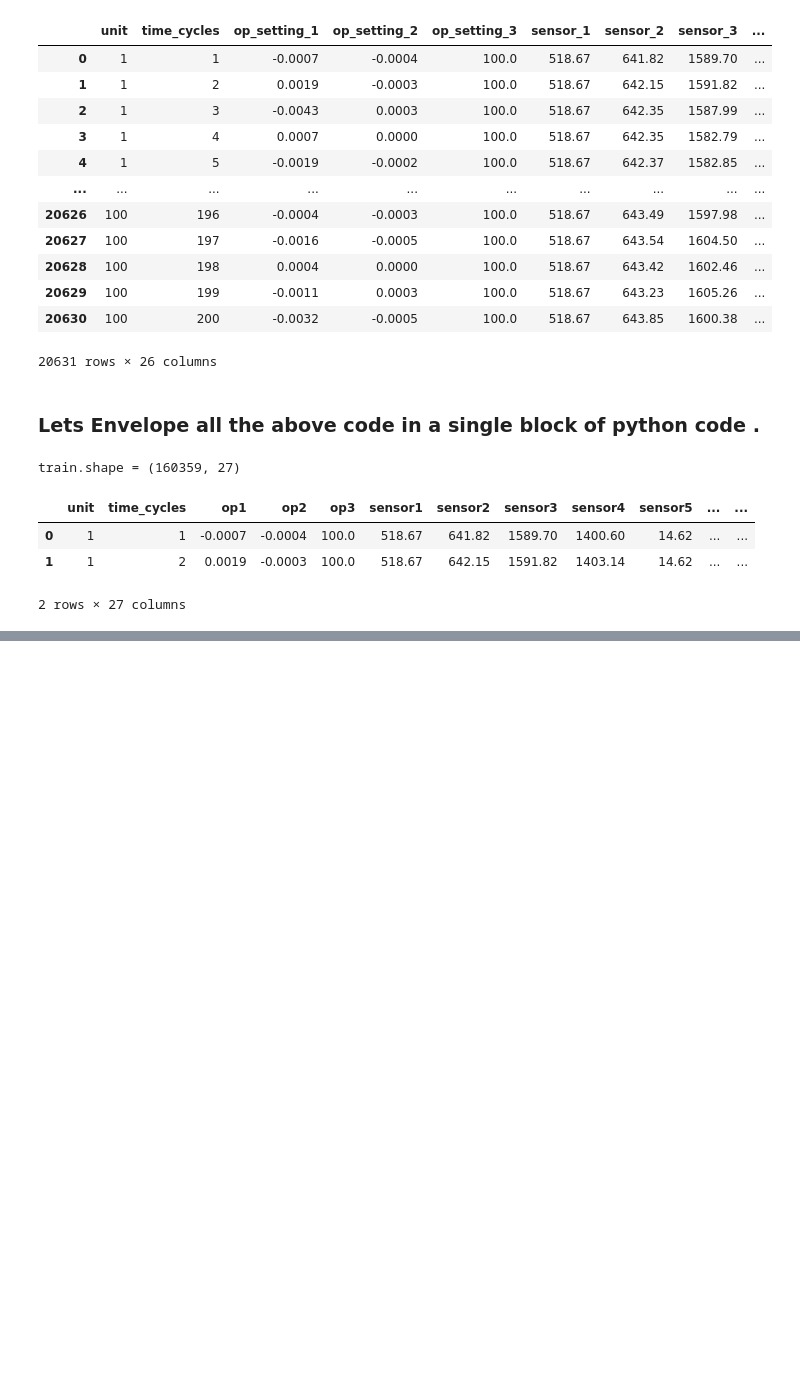
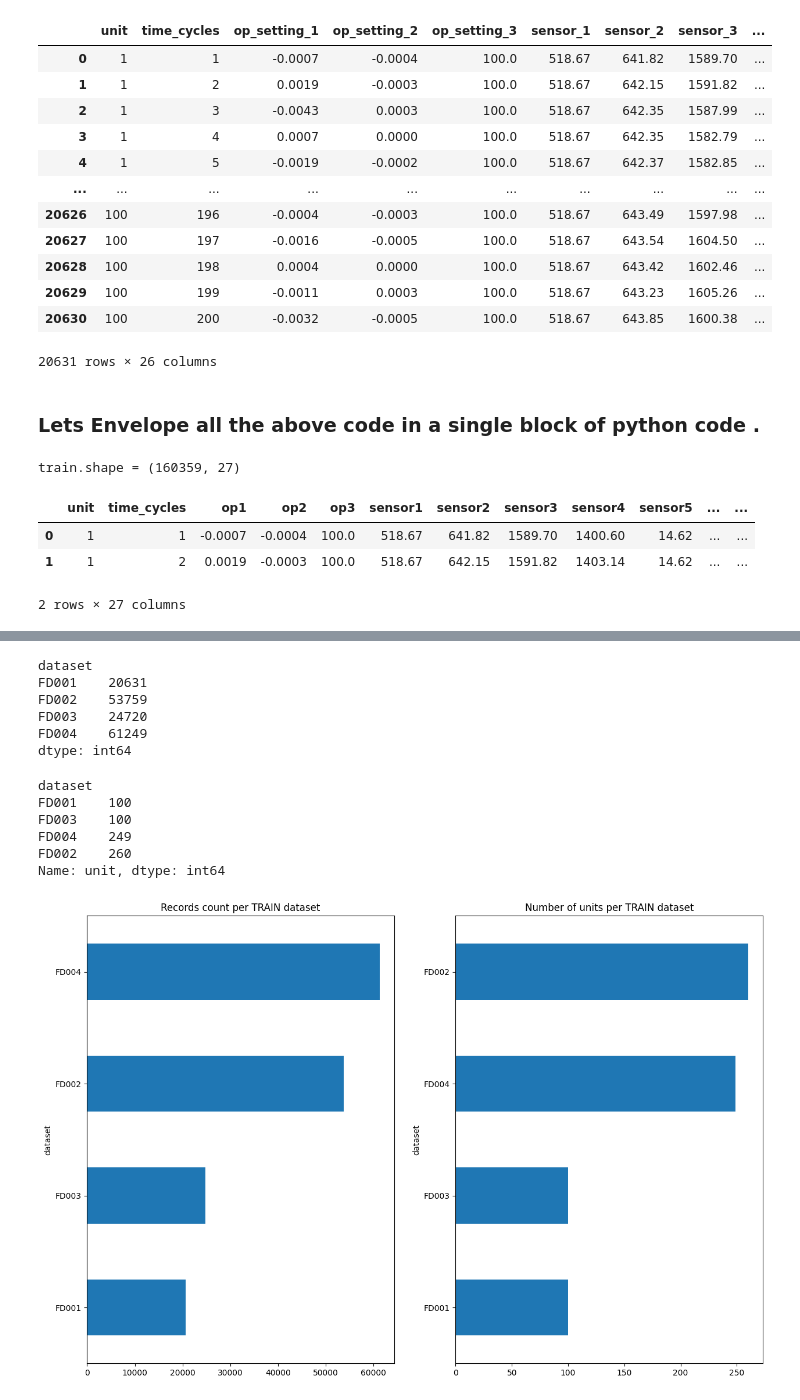
Before and after one commit to AmanSah17/Turbofan-Engine-Remaining_Useful_Life, a Jupyter notebook: raw_data.ipynb, the cells around one changed output, grey strips where cells are left out. Cells and saved outputs as stored; diff of their text form; code cells hidden in the pictures; blank space fills up the shorter version.

```diff
--- a/raw_data.ipynb
+++ b/raw_data.ipynb
@@ -162,0 +239,31 @@ train.shape = (160359, 27)
+# %%
+train.groupby("dataset").size()
+# %% [output]
+dataset
+FD001    20631
+FD002    53759
+FD003    24720
+FD004    61249
+dtype: int64
+# %%
+train.groupby("dataset")["unit"].max().sort_values()
+# %% [output]
+dataset
+FD001    100
+FD003    100
+FD004    249
+FD002    260
+Name: unit, dtype: int64
+# %%
+#
+
+fig, ax = plt.subplots(1, 2, figsize=(15, 10))
+train.groupby("dataset").size().sort_values().plot.barh(ax=ax[0])
+ax[0].set_title("Records count per TRAIN dataset")
+
+train.groupby("dataset")["unit"].max().sort_values().plot.barh(ax=ax[1])
+ax[1].set_title("Number of units per TRAIN dataset")
+
+fig.show()
+# %% [output]
+[figure, added]
```
Also changed, not shown: parts of 4 cells of this notebook.
